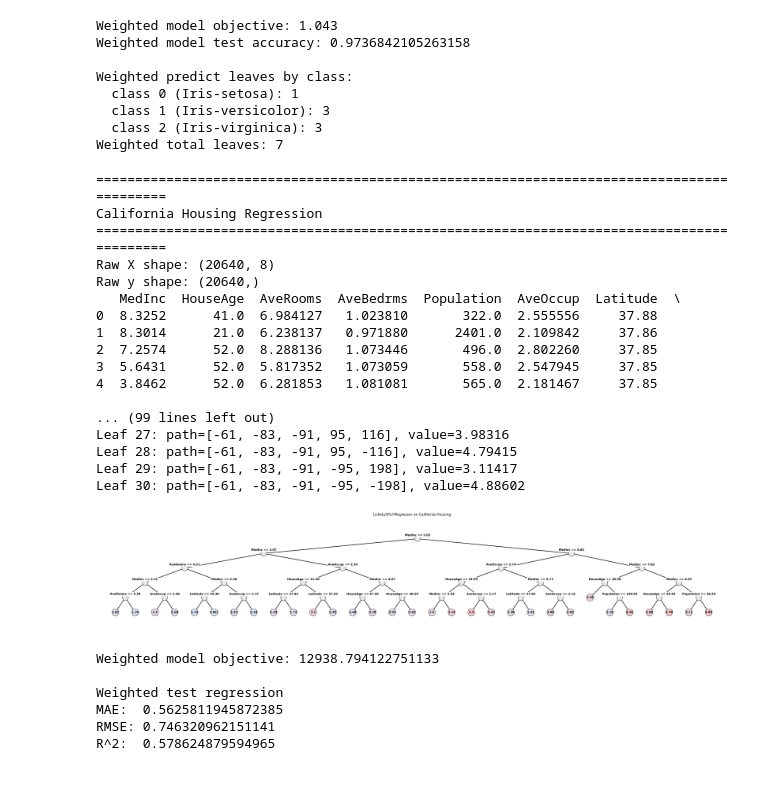
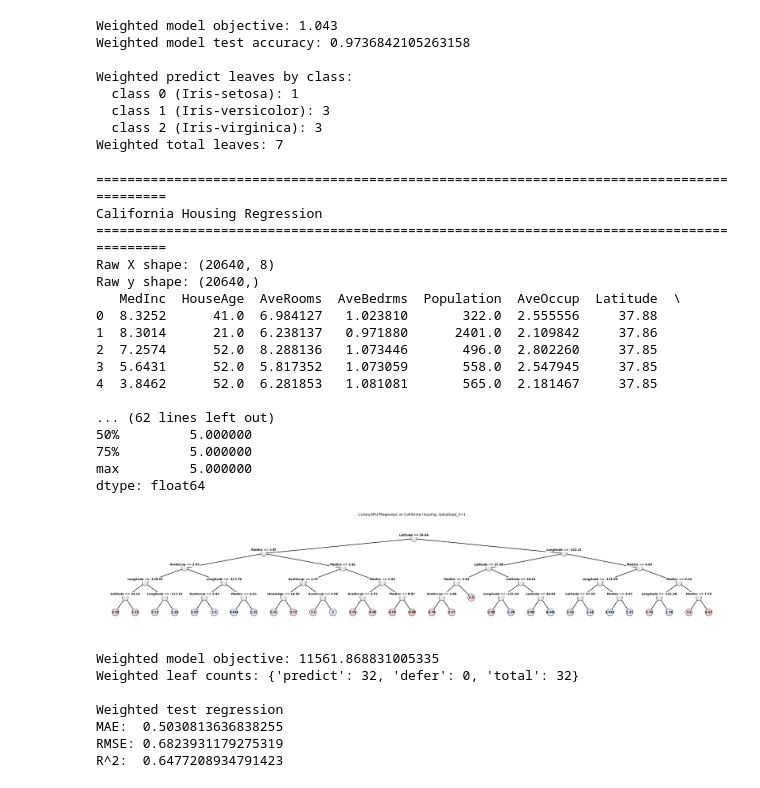
Before and after one commit to zakk-h/LicketySPLIT, a Jupyter notebook: example.ipynb, the cells around one changed output. Cells and saved outputs as stored; diff of their text form; code cells hidden in the pictures.

```diff
--- a/example.ipynb
+++ b/example.ipynb
@@ -318,6 +318,7 @@ print(fmap)
 model = LicketySPLITRegressor(
     lambda_leaf=0.001,
     depth_budget=5,
+    lookahead_k=1,
     cache_mode="fingerprint",
     cost_caching_enabled=True,
 )
@@ -326,15 +327,18 @@ model.fit(X_train_bin, y_train)
 
 print("\nModel fit complete.")
 print("Objective:", model.objective_)
+print("Leaf counts:", model.leaf_counts())
 
 y_pred_train = model.predict(X_train_bin)
 y_pred_test = model.predict(X_test_bin)
+
 
 def report(name, y_true, pred):
     print(f"\n{name}")
     print("MAE: ", mean_absolute_error(y_true, pred))
     print("RMSE:", mean_squared_error(y_true, pred) ** 0.5)
     print("R^2: ", r2_score(y_true, pred))
+
 
 report("Train regression", y_train, y_pred_train)
 report("Test regression", y_test, y_pred_test)
@@ -349,19 +353,7 @@ print("\nSplit counts on test:")
 print(pd.Series(test_split_counts).describe())
 
 paths, values = model.get_tree_paths()
-
-print("""
-Path encoding:
-+j means branch on feature index j-1 going left / true
--j means branch on feature index j-1 going right / false
-""")
-
-print("\nLeaf paths and predicted values:")
-for i, (path, value) in enumerate(zip(paths, values)):
-    if np.isfinite(value):
-        print(f"Leaf {i}: path={path}, value={float(value):.6g}")
-    else:
-        print(f"Leaf {i}: path={path}, value=defer")
+actions = model.leaf_actions()
 
 feature_names_rounded = [
     name.rsplit(" <= ", 1)[0] + " <= " + f"{float(name.rsplit(' <= ', 1)[1]):.2f}"
@@ -372,7 +364,7 @@ feature_names_rounded = [
 model.plot_tree(
     feature_names=feature_names_rounded,
     figsize=(30, 16),
-    title="LicketySPLITRegressor on California Housing",
+    title="LicketySPLITRegressor on California Housing, lookahead_k=1",
     show=True,
 )
 
@@ -382,42 +374,46 @@ sample_weights[y_train >= np.median(y_train)] = 2.0
 model_weighted = LicketySPLITRegressor(
     lambda_leaf=0.001,
     depth_budget=5,
+    lookahead_k=1,
     cache_mode="fingerprint",
     cost_caching_enabled=True,
 )
 
 model_weighted.fit(
     X_train_bin,
     y_train,
     sample_weight=sample_weights,
 )
 
 y_pred_weighted = model_weighted.predict(X_test_bin)
 
 print("\nWeighted model objective:", model_weighted.objective_)
+print("Weighted leaf counts:", model_weighted.leaf_counts())
+
 report("Weighted test regression", y_test, y_pred_weighted)
 # %% [output]
 ==========================================================================================
 California Housing Regression
 ==========================================================================================
 Raw X shape: (20640, 8)
 Raw y shape: (20640,)
    MedInc  HouseAge  AveRooms  AveBedrms  Population  AveOccup  Latitude  \
 0  8.3252      41.0  6.984127   1.023810       322.0  2.555556     37.88
 1  8.3014      21.0  6.238137   0.971880      2401.0  2.109842     37.86
 2  7.2574      52.0  8.288136   1.073446       496.0  2.802260     37.85
 3  5.6431      52.0  5.817352   1.073059       558.0  2.547945     37.85
 4  3.8462      52.0  6.281853   1.081081       565.0  2.181467     37.85
 
-... (99 lines left out)
-Leaf 27: path=[-61, -83, -91, 95, 116], value=3.98316
-Leaf 28: path=[-61, -83, -91, 95, -116], value=4.79415
-Leaf 29: path=[-61, -83, -91, -95, 198], value=3.11417
-Leaf 30: path=[-61, -83, -91, -95, -198], value=4.88602
+... (62 lines left out)
+50%         5.000000
+75%         5.000000
+max         5.000000
+dtype: float64
-[figure, old version]
+[figure, new version]
-Weighted model objective: 12938.794122751133
+Weighted model objective: 11561.868831005335
+Weighted leaf counts: {'predict': 32, 'defer': 0, 'total': 32}
 
 Weighted test regression
-MAE:  0.5625811945872385
-RMSE: 0.746320962151141
-R^2:  0.578624879594965
+MAE:  0.5030813636838255
+RMSE: 0.6823931179275319
+R^2:  0.6477208934791423
```
Also changed, not shown: 4 other files.
